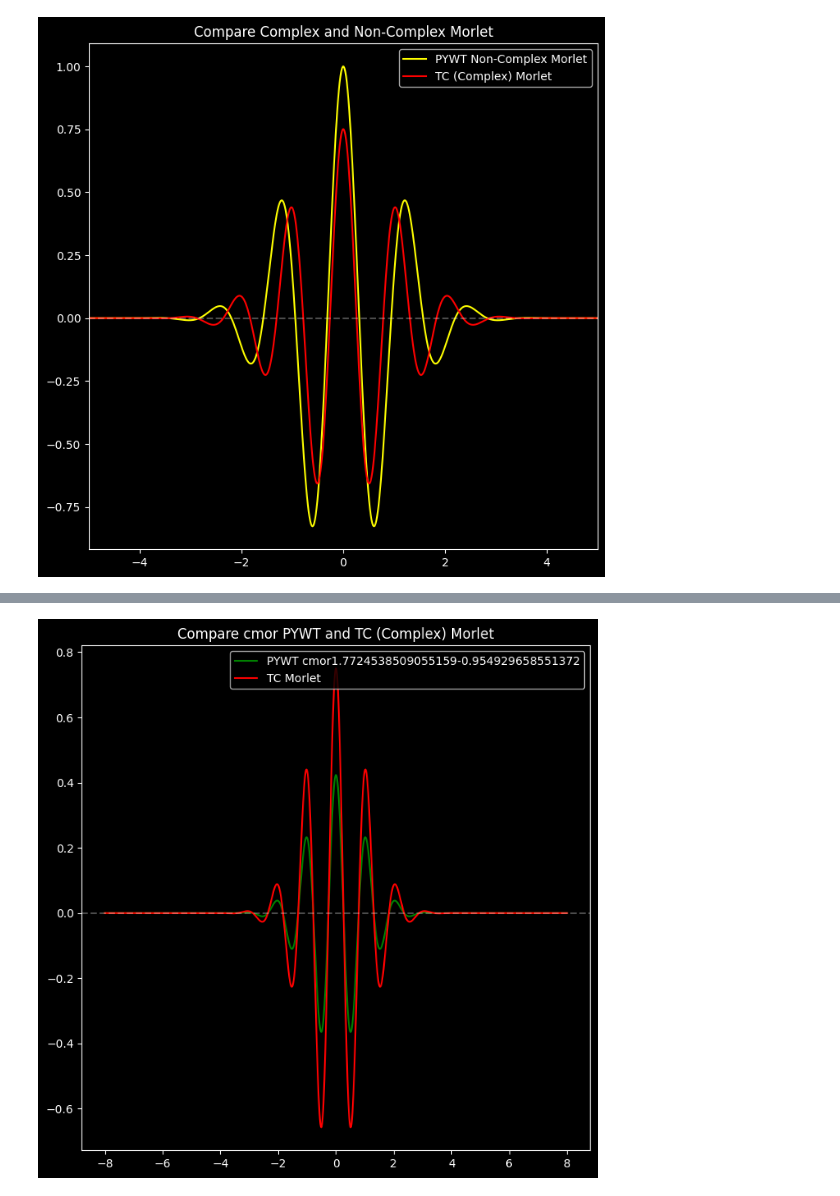
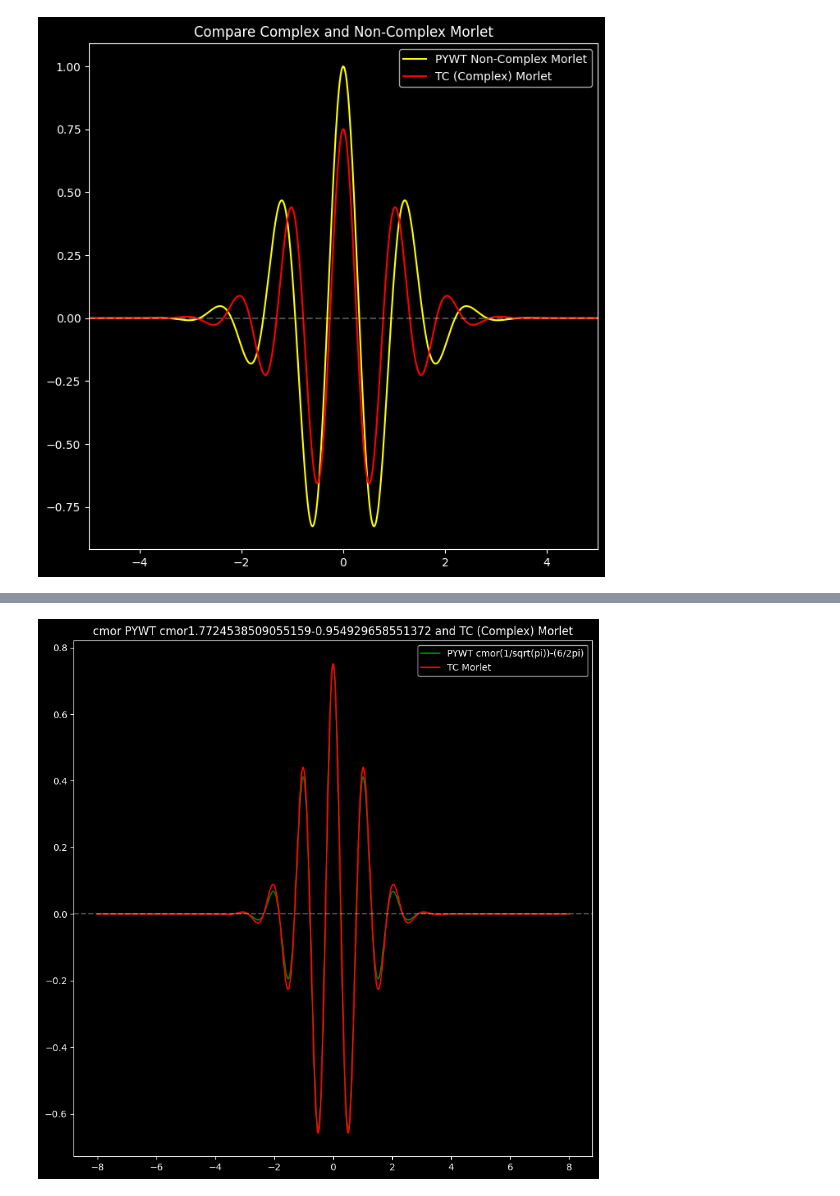
Before and after one commit to cyschneck/wavelet-tutorial, a Jupyter notebook: matching_scales.ipynb, the cells around one changed output, grey strips where cells are left out. Cells and saved outputs as stored; diff of their text form; code cells hidden in the pictures.

```diff
--- a/matching_scales.ipynb
+++ b/matching_scales.ipynb
@@ -197,10 +195,10 @@ plt.show()
 # %%
-fig, ax = plt.subplots(figsize=(8, 8))
-ax.plot(x, np.real(psi), label=f"PYWT cmor", c="green")
+fig, ax = plt.subplots(figsize=(10, 10))
+ax.plot(x, np.real(psi)*math.sqrt(3.14), label="PYWT cmor(1/sqrt(pi))-(6/2pi)", c="green")
 ax.plot(x, np.real(tc_output), label="TC Morlet", c="red")
-plt.title(f"Compare cmor PYWT {complex_morlet} and TC (Complex) Morlet")
+plt.title(f"cmor PYWT {complex_morlet} and TC (Complex) Morlet")
 ax.axhline(0, linestyle='--', alpha=0.3)
 ax.legend()
 plt.show()
 # %% [output]
-[figure, old version]
+[figure, new version]
```
Also changed, not shown: parts of 5 cells of this notebook.
